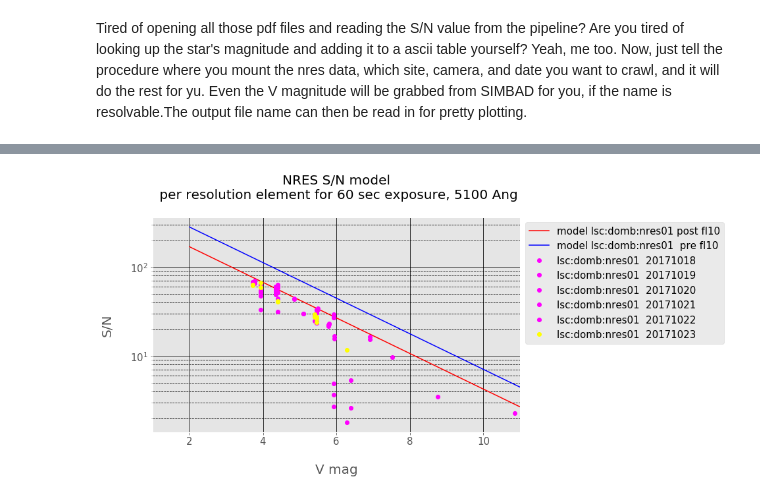
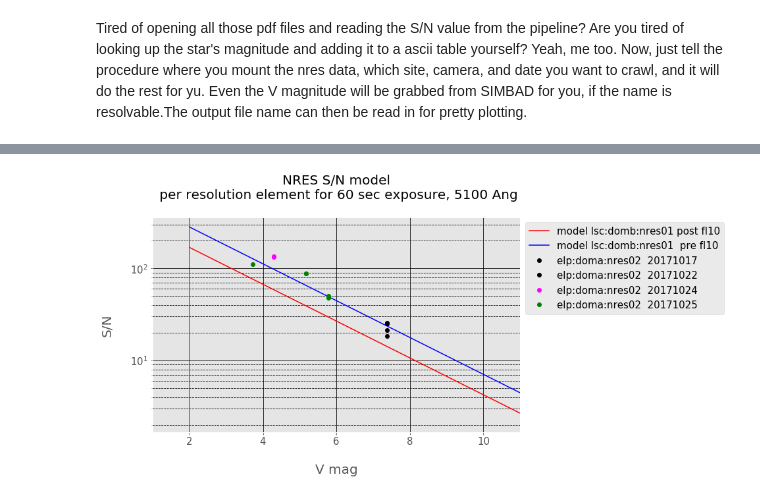
Before and after one commit to drhaz/lco_nresAnalysis, a Jupyter notebook: pipeline_sn/nres_plot_pipelineSN.ipynb, the cells around one changed output, grey strips where cells are left out. Cells and saved outputs as stored; diff of their text form; code cells hidden in the pictures.

```diff
--- a/pipeline_sn/nres_plot_pipelineSN.ipynb
+++ b/pipeline_sn/nres_plot_pipelineSN.ipynb
@@ -178,29 +165,36 @@ lscnrs01-fl09-20171019-0048-e91 HD_38529 5.92399978638 88.3 600
 # %%
 
 ron=5
 
 fig, ax = plt.subplots(1)
 
 plotfile (None, color='red', label='lsc:domb:nres01 post fl10', refflux=180000, ron=0)
 plotfile (None , color='blue', label='lsc:domb:nres01  pre fl10', refflux=500000, ron=0)
-plotfile ('nres01-20171018.txt', color='magenta',  label='lsc:domb:nres01  20171018', refflux=0, ron=ron)
-plotfile ('nres01-20171019.txt', color='magenta',  label='lsc:domb:nres01  20171019', refflux=0, ron=ron)
-plotfile ('nres01-20171020.txt', color='magenta',  label='lsc:domb:nres01  20171020', refflux=0, ron=ron)
-plotfile ('nres01-20171021.txt', color='magenta', label='lsc:domb:nres01  20171021', refflux=0, ron=ron)
-plotfile ('nres01-20171022.txt', color='magenta', label='lsc:domb:nres01  20171022', refflux=0, ron=ron)
-plotfile ('nres01-20171023.txt', color='yellow', label='lsc:domb:nres01  20171023', refflux=0, ron=ron)
+
+plotfile ('nres02-20171017.txt', color='black',  label='elp:doma:nres02  20171017', refflux=0, ron=ron)
+plotfile ('nres02-20171022.txt', color='black',  label='elp:doma:nres02  20171022', refflux=0, ron=ron)
+
+plotfile ('nres02-20171024.txt', color='magenta',  label='elp:doma:nres02  20171024', refflux=0, ron=ron)
+plotfile ('nres02-20171025.txt', color='green',  label='elp:doma:nres02  20171025', refflux=0, ron=ron)
+
+# plotfile ('nres01-20171018.txt', color='magenta',  label='lsc:domb:nres01  20171018', refflux=0, ron=ron)
+# plotfile ('nres01-20171019.txt', color='magenta',  label='lsc:domb:nres01  20171019', refflux=0, ron=ron)
+# plotfile ('nres01-20171020.txt', color='magenta',  label='lsc:domb:nres01  20171020', refflux=0, ron=ron)
+# plotfile ('nres01-20171021.txt', color='magenta', label='lsc:domb:nres01  20171021', refflux=0, ron=ron)
+# plotfile ('nres01-20171022.txt', color='magenta', label='lsc:domb:nres01  20171022', refflux=0, ron=ron)
+# plotfile ('nres01-20171023.txt', color='yellow', label='lsc:domb:nres01  20171023', refflux=0, ron=ron)
 
 lgd = plt.legend(bbox_to_anchor=(1, 1), loc='upper left', ncol=1,  fontsize=15)
 plt.xlim([1,11])
 plt.xlabel ( "\nV mag",  fontsize=20)
 plt.ylabel ("S/N\n",  fontsize=20)
 plt.title ("NRES S/N model\n per resolution element for 60 sec exposure, 5100 Ang\n",  fontsize=20)
 
 ax.grid(b=True, which='major', color='k', linestyle='-')
 ax.grid(b=True, which='minor', color='k', linestyle='--')
 ax.tick_params(axis='both', which='major', labelsize=15)
 ax.tick_params(axis='both', which='minor', labelsize=10)
 plt.subplots_adjust(top=0.88)
-plt.savefig("nressn_20171023.png", box_extra_artists=(lgd,), bbox_inches="tight");
+plt.savefig("nres02sn.png", box_extra_artists=(lgd,), bbox_inches="tight");
 # %% [output]
-[figure, old version]
+[figure, new version]
```
Also changed, not shown: parts of 3 cells of this notebook.
